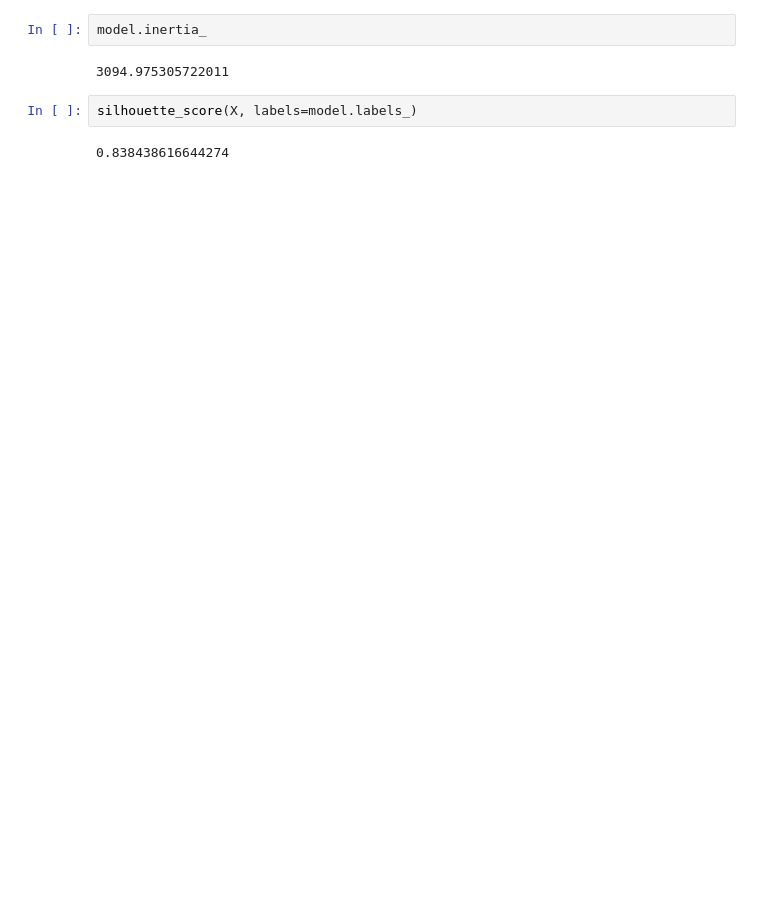
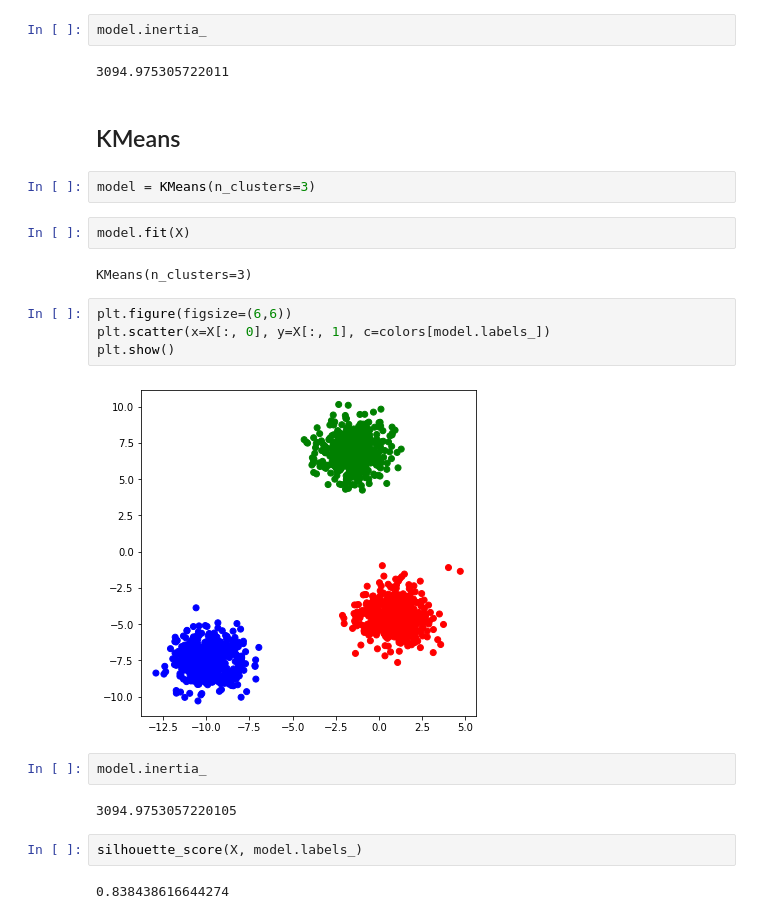
Before and after one commit to mowgliluciano/GA-clustering, a Jupyter notebook: Test1.ipynb, the cells around one changed output. Cells and saved outputs as stored; diff of their text form; blank space fills up the shorter version.

```diff
--- a/Test1.ipynb
+++ b/Test1.ipynb
@@ -89,7 +90,25 @@ model.fit(X)
 model.inertia_
 # %% [output]
 3094.975305722011
-# %%
-silhouette_score(X, labels=model.labels_)
-# %% [output]
-0.838438616644274
+# %% [markdown]
+## KMeans
+# %%
+model = KMeans(n_clusters=3)
+# %%
+model.fit(X)
+# %% [output]
+KMeans(n_clusters=3)
+# %%
+plt.figure(figsize=(6,6))
+plt.scatter(x=X[:, 0], y=X[:, 1], c=colors[model.labels_])
+plt.show()
+# %% [output]
+[figure, added]
+# %%
+model.inertia_
+# %% [output]
+3094.9753057220105
+# %%
+silhouette_score(X, model.labels_)
+# %% [output]
+0.838438616644274
```
Also changed, not shown: parts of 10 cells of this notebook, 3 other files.
